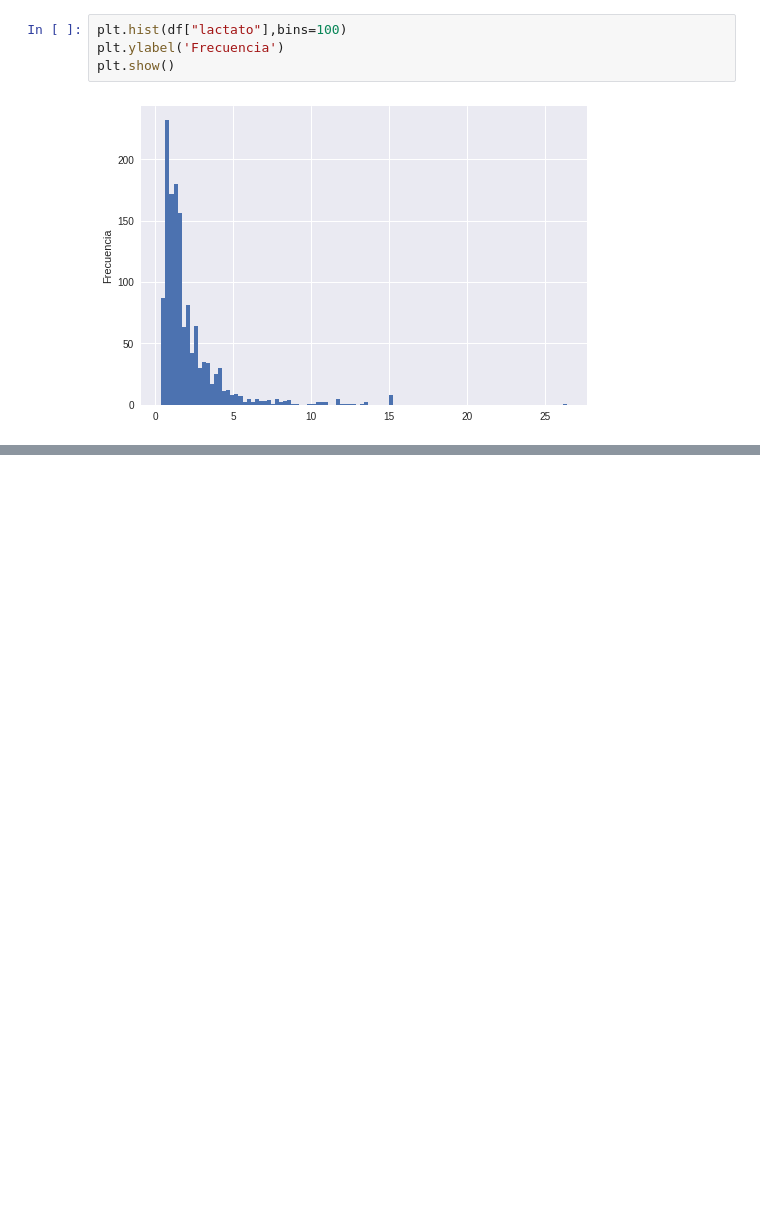
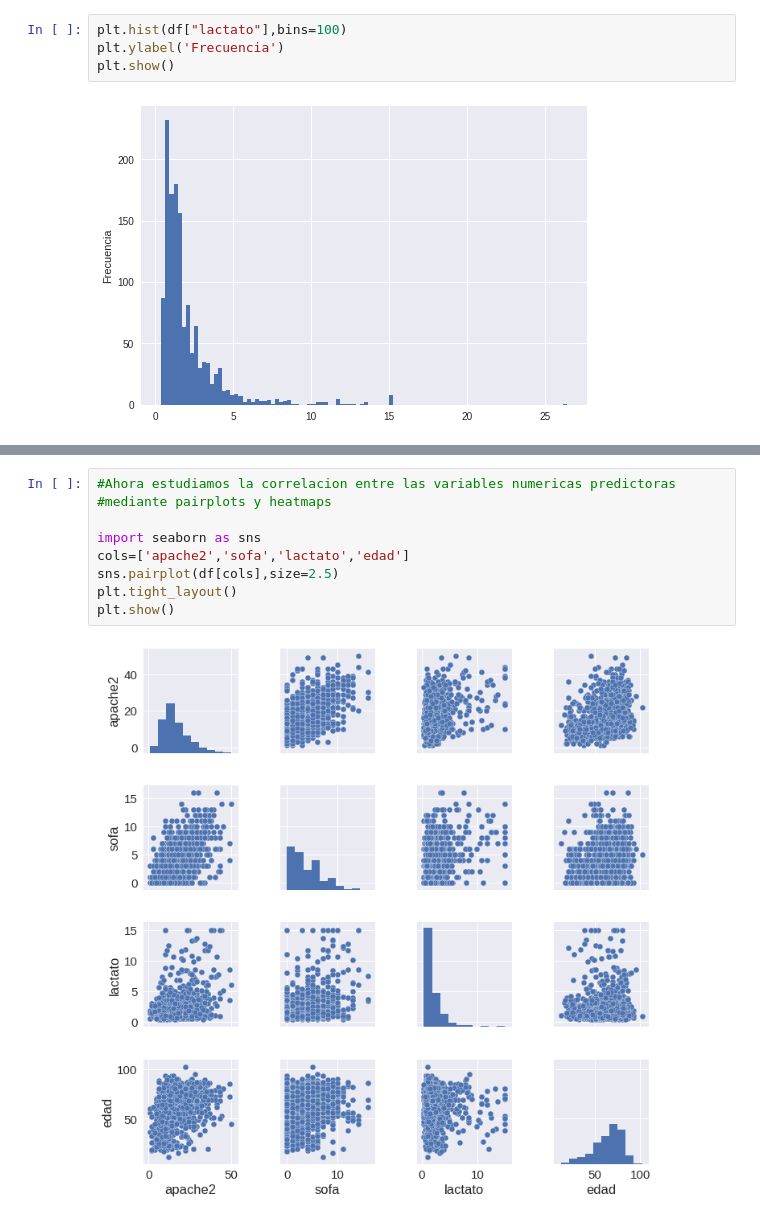
Before and after one commit to anunezr/revision_medicina_intensiva, a Jupyter notebook: estadistica_basica.ipynb, the cells around one changed output, grey strips where cells are left out. Saved outputs shown, nothing was run; the diff lists cells and outputs as text; blank space fills up the shorter version.

Commit message:
Add files via upload
Incluyendo correlacion entre variables predictoras

```diff
--- a/estadistica_basica.ipynb
+++ b/estadistica_basica.ipynb
@@ -88,0 +113,11 @@ Lactato máximo 15.0
+# %%
+#Ahora estudiamos la correlacion entre las variables numericas predictoras
+#mediante pairplots y heatmaps
+
+import seaborn as sns
+cols=['apache2','sofa','lactato','edad']
+sns.pairplot(df[cols],size=2.5)
+plt.tight_layout()
+plt.show()
+# %% [output]
+[figure, added]
```
Also changed, not shown: parts of 5 cells of this notebook.
